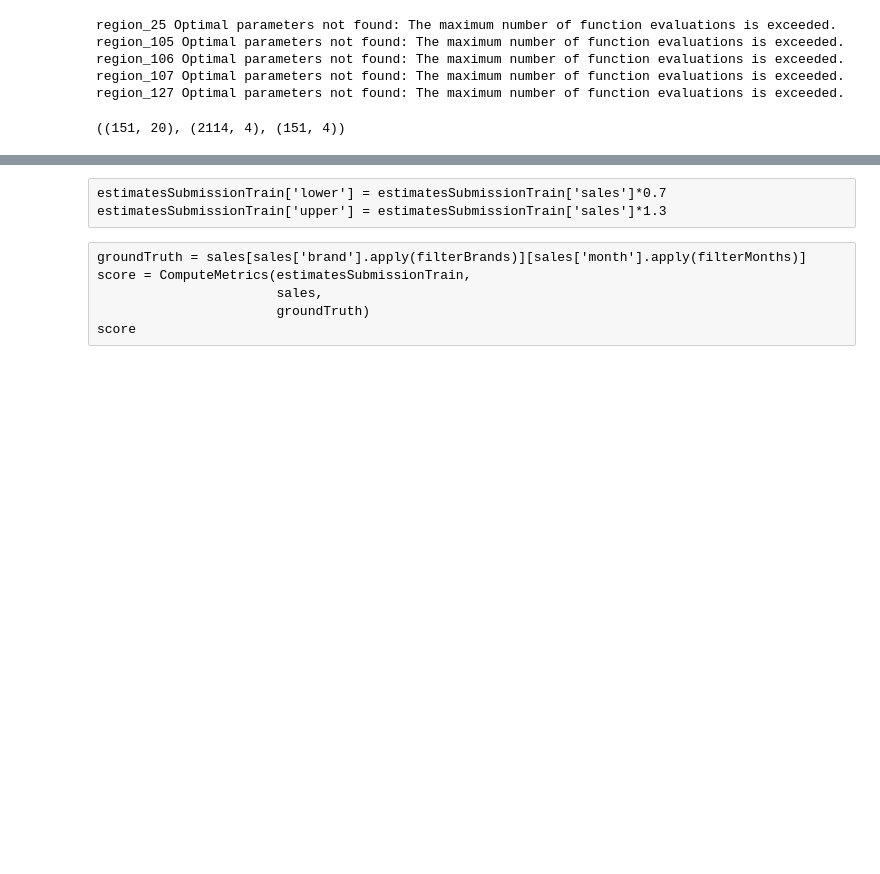
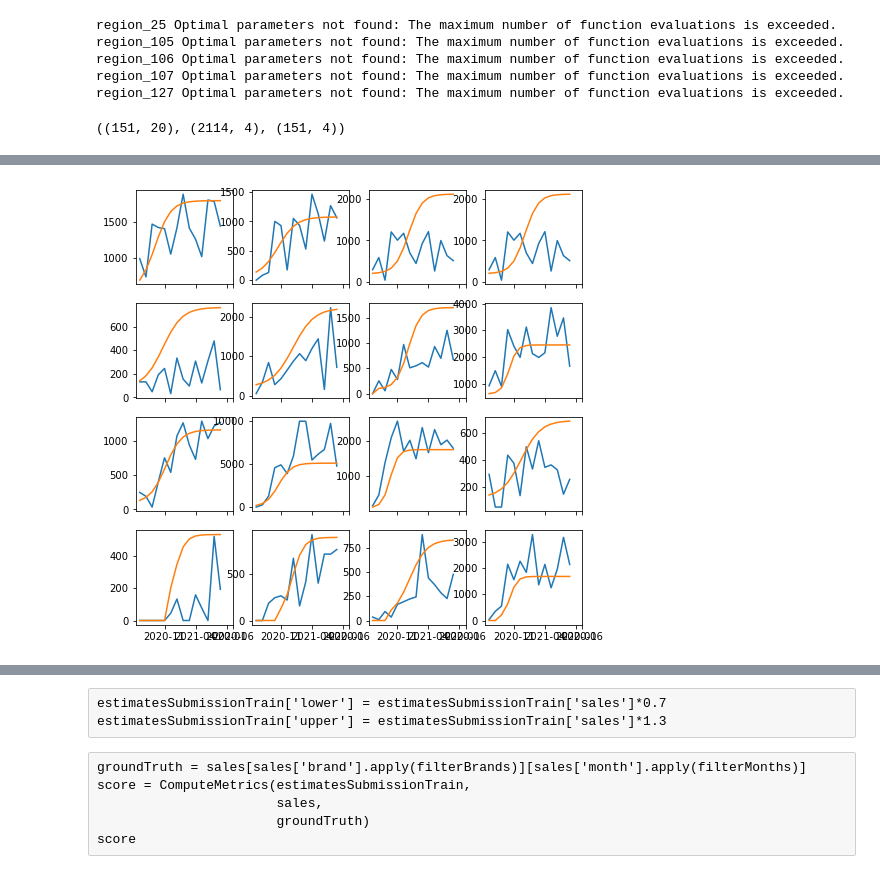
Before and after one commit to StefanKohlbacher/novDatathon, a Jupyter notebook: Time-based-regression.ipynb, the cells around one changed output, grey strips where cells are left out. Drawn from its saved outputs; the diff is of its cells as text; code cells hidden in the pictures; blank space fills up the shorter version.

```diff
--- a/Time-based-regression.ipynb
+++ b/Time-based-regression.ipynb
@@ -337,3 +372,7 @@ estimatesSubmissionTrain = makeSubmissionDataFromEstimates(estimatesTrain, True)
+# %%
+plotRandomEstimationRegions(regionYTrue['brand_2'], estimatesTrain['brand_2'])
+# %% [output]
+[figure, added]
 # %%
 estimatesSubmissionTrain.head()
 # %% [output]
```
Also changed, not shown: parts of 5 cells of this notebook, 1 other file.
